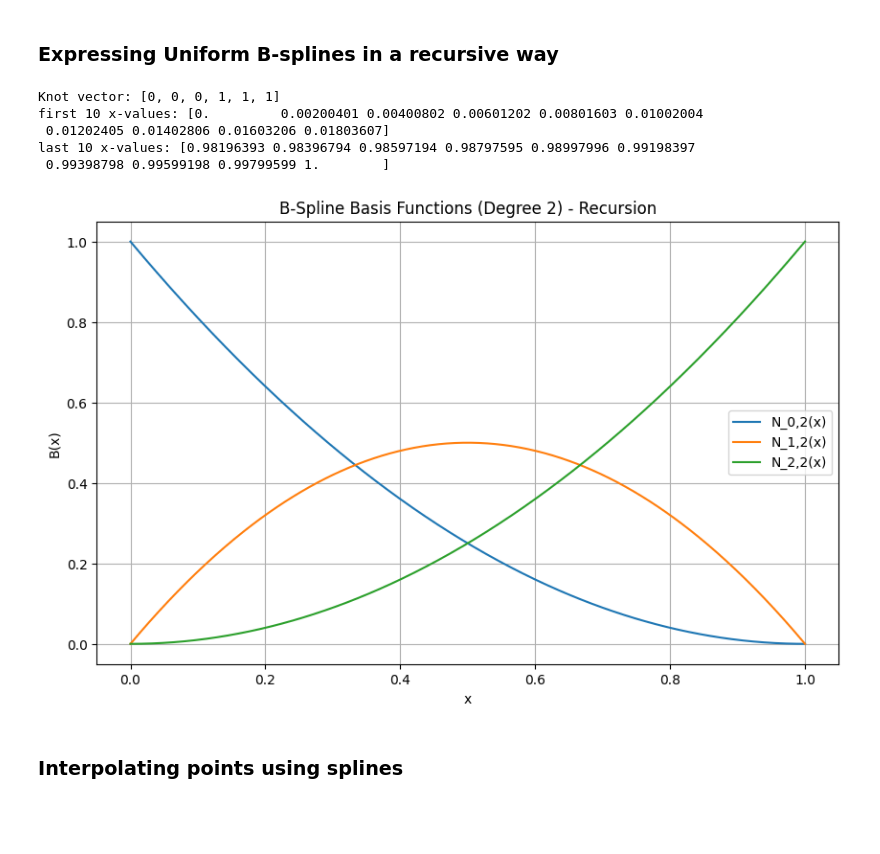
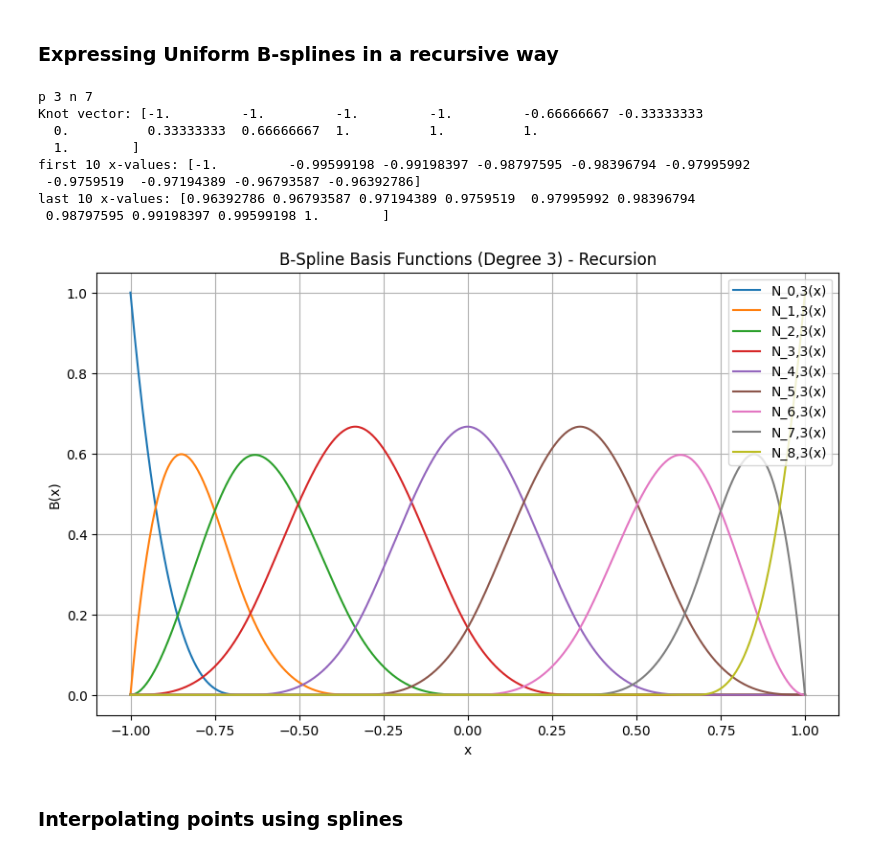
Before and after one commit to spagnoloG/kan, a Jupyter notebook: code/notebooks/02-bsplines.ipynb, the cells around one changed output. Saved outputs shown, nothing was run; the diff lists cells and outputs as text; code cells hidden in the pictures; blank space fills up the shorter version.

```diff
--- a/code/notebooks/02-bsplines.ipynb
+++ b/code/notebooks/02-bsplines.ipynb
@@ -336,42 +336,49 @@ def plot_basis_functions(n, p):
     n : int
         Number of control points.
     p : int
         Degree of the B-spline.
     """
-    t = [0] * p + list(range(n - p + 1)) + [n - p] * p
+    t = np.linspace(-1, 1, num=n)
+    # pad the knot vector with p
+    t = np.pad(t, (p, p), mode='edge')
+
+    print("p", p, "n", n)
 
     print("Knot vector:", t)
 
     # Generate x values for plotting
     x_values = np.linspace(t[0], t[-1], 500)
 
     print("first 10 x-values:", x_values[:10])
     print("last 10 x-values:", x_values[-10:])
 
     # Plot each basis function
     plt.figure(figsize=(10, 6))
     for i in range(len(t) - p - 1):  # Number of basis functions
         y_values = [basis_function(i, p, t, x) for x in x_values]
         plt.plot(x_values, y_values, label=f'N_{i},{p}(x)')
 
     plt.title(f"B-Spline Basis Functions (Degree {p}) - Recursion")
     plt.xlabel("x")
     plt.ylabel("B(x)")
     plt.legend()
     plt.grid()
     plt.show()
 
 
-n_control_points = 3  # Number of control points
-degree = 2  # Degree of the B-spline
+n_control_points = 7  # Number of control points
+degree = 3  # Degree of the B-spline
 plot_basis_functions(n_control_points, degree)
 # %% [output]
-Knot vector: [0, 0, 0, 1, 1, 1]
-first 10 x-values: [0.         0.00200401 0.00400802 0.00601202 0.00801603 0.01002004
- 0.01202405 0.01402806 0.01603206 0.01803607]
-last 10 x-values: [0.98196393 0.98396794 0.98597194 0.98797595 0.98997996 0.99198397
- 0.99398798 0.99599198 0.99799599 1.        ]
+p 3 n 7
+Knot vector: [-1.         -1.         -1.         -1.         -0.66666667 -0.33333333
+  0.          0.33333333  0.66666667  1.          1.          1.
+  1.        ]
+first 10 x-values: [-1.         -0.99599198 -0.99198397 -0.98797595 -0.98396794 -0.97995992
+ -0.9759519  -0.97194389 -0.96793587 -0.96392786]
+last 10 x-values: [0.96392786 0.96793587 0.97194389 0.9759519  0.97995992 0.98396794
+ 0.98797595 0.99198397 0.99599198 1.        ]
-[figure, old version]
+[figure, new version]
 # %% [markdown]
 ### Interpolating points using splines
 # %%
```
Also changed, not shown: parts of 2 cells of this notebook, 2 other files.
